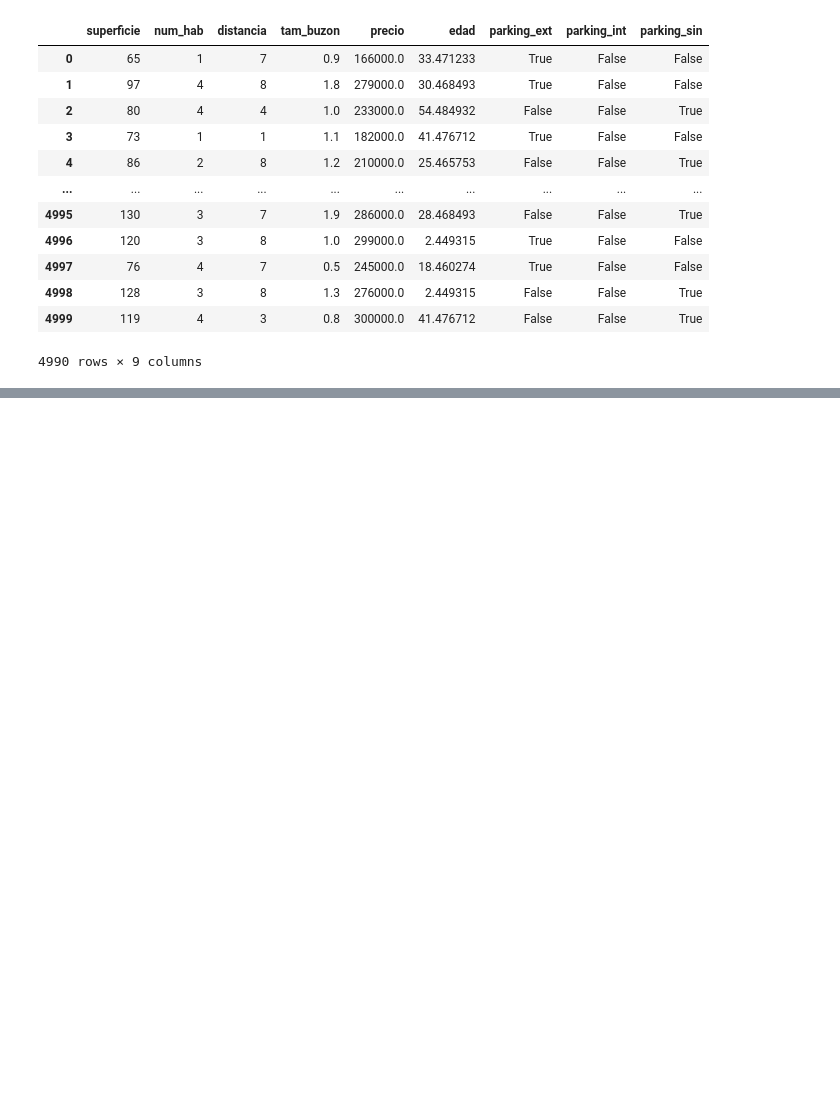
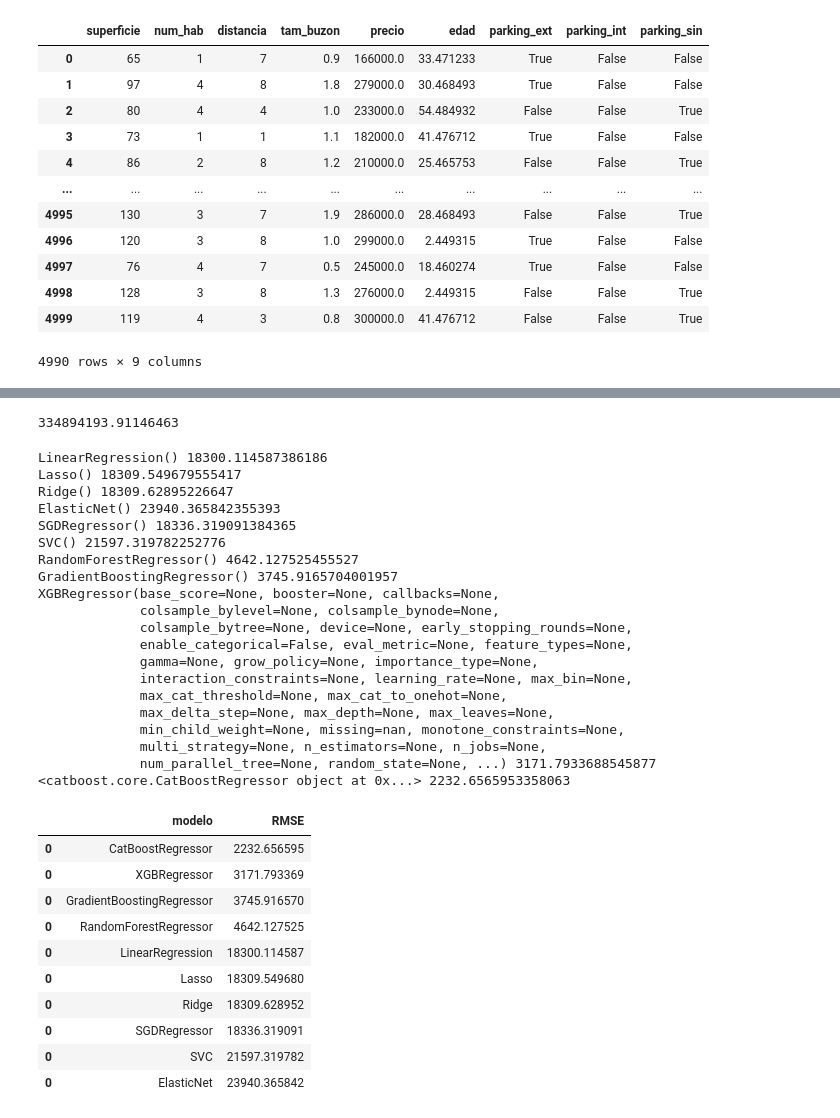
Before and after one commit to Unbiunio/Machine-learning, a Jupyter notebook: test.ipynb, the cells around one changed output, grey strips where cells are left out. Drawn from its saved outputs; the diff is of its cells as text; code cells hidden in the pictures; blank space fills up the shorter version.

```diff
--- a/test.ipynb
+++ b/test.ipynb
@@ -641,0 +680,79 @@ git
+# %%
+#añadimos en una lista los modelos que queremos poner a competir
+
+modelos = []
+modelos.append(("LinearRegression", LinearRegression()))
+modelos.append(("Lasso", Lasso()))
+modelos.append(("Ridge", Ridge()))
+modelos.append(("ElasticNet", ElasticNet()))
+modelos.append(("SGDRegressor", SGDRegressor()))
+modelos.append(("SVC", SVC()))
+modelos.append(("RandomForestRegressor", RandomForestRegressor()))
+modelos.append(("GradientBoostingRegressor", GradientBoostingRegressor()))
+modelos.append(("XGBRegressor", XGBRegressor(objective="reg:squarederror")))
+modelos.append(("CatBoostRegressor", CatBoostRegressor(verbose=False)))
+# %%
+modelo = LinearRegression()
+modelo.fit(X_train, y_train)
+y_pred = modelo.predict(X_test)
+metrics.mean_squared_error(y_test, y_pred)
+# %% [output]
+334894193.91146463
+# %%
+metricas_modelos = pd.DataFrame(columns=['modelo', 'RMSE'])
+
+for nombre, modelo in modelos:
+
+    # entrenamos el modelo
+    modelo.fit(X_train, y_train)
+
+    # hacemos la predicción sobre el dataset de test
+    y_pred = modelo.predict(X_test)
+
+    # cambiamos las predicciones negativas por 0
+    for i, pred in enumerate(y_pred):
+      if pred < 0:
+        y_pred[i]=0
+
+    # sacamos la medida RMSE
+    rmse = np.sqrt(metrics.mean_squared_error(y_test, y_pred))
+
+    # imprimimos el resultado por modelo
+    metricas_modelos = pd.concat([metricas_modelos,
+                                  pd.DataFrame({'modelo': nombre, 'RMSE': rmse}, index=[0])
+                                  ])
+    print(modelo, rmse)
+
+metricas_modelos.sort_values('RMSE')
+# %% [output]
+LinearRegression() 18300.114587386186
+Lasso() 18309.549679555417
+Ridge() 18309.62895226647
+ElasticNet() 23940.365842355393
+SGDRegressor() 18336.319091384365
+SVC() 21597.319782252776
+RandomForestRegressor() 4642.127525455527
+GradientBoostingRegressor() 3745.9165704001957
+XGBRegressor(base_score=None, booster=None, callbacks=None,
+             colsample_bylevel=None, colsample_bynode=None,
+             colsample_bytree=None, device=None, early_stopping_rounds=None,
+             enable_categorical=False, eval_metric=None, feature_types=None,
+             gamma=None, grow_policy=None, importance_type=None,
+             interaction_constraints=None, learning_rate=None, max_bin=None,
+             max_cat_threshold=None, max_cat_to_onehot=None,
+             max_delta_step=None, max_depth=None, max_leaves=None,
+             min_child_weight=None, missing=nan, monotone_constraints=None,
+             multi_strategy=None, n_estimators=None, n_jobs=None,
+             num_parallel_tree=None, random_state=None, ...) 3171.7933688545877
+<catboost.core.CatBoostRegressor object at 0x...> 2232.6565953358063
+|  | modelo | RMSE |
+| 0 | CatBoostRegressor | 2232.656595 |
+| 0 | XGBRegressor | 3171.793369 |
+| 0 | GradientBoostingRegressor | 3745.916570 |
+| 0 | RandomForestRegressor | 4642.127525 |
+| 0 | LinearRegression | 18300.114587 |
+| 0 | Lasso | 18309.549680 |
+| 0 | Ridge | 18309.628952 |
+| 0 | SGDRegressor | 18336.319091 |
+| 0 | SVC | 21597.319782 |
+| 0 | ElasticNet | 23940.365842 |
```
Also changed, not shown: parts of 13 cells of this notebook, 4 other files.
